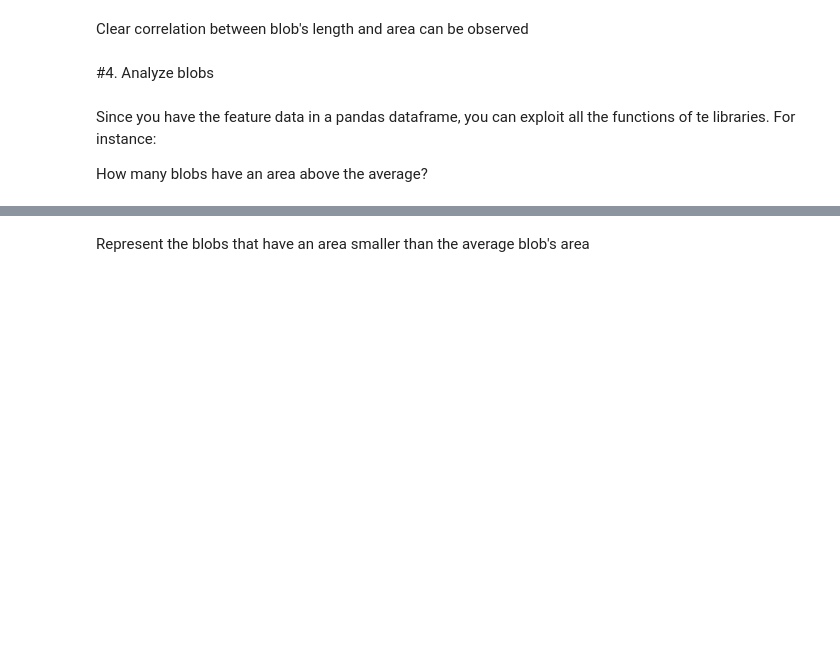
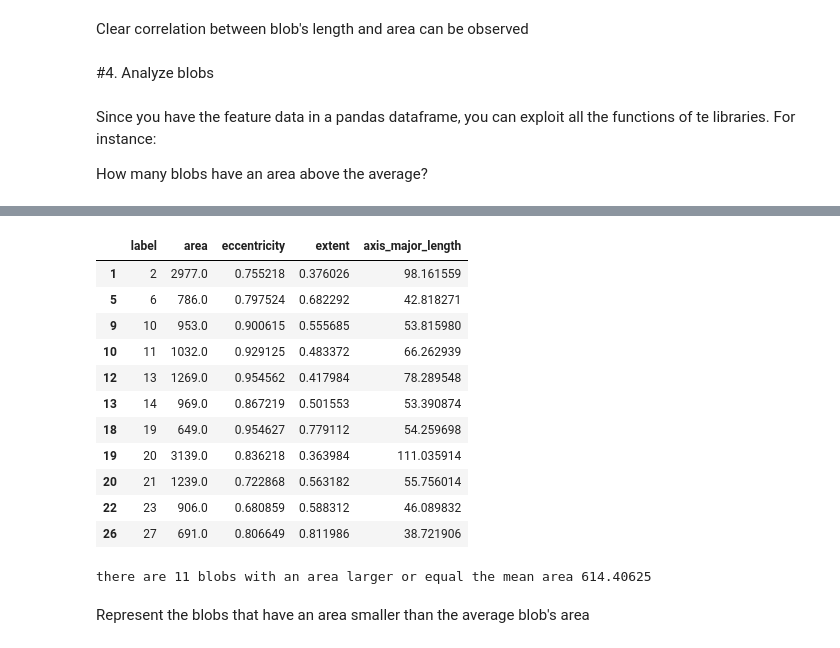
Before and after one commit to Mahsa-Goudarzi/ComputerVision, a Jupyter notebook: M3_Image Classification/Exercise4.ipynb, the cells around one changed output, grey strips where cells are left out. Cells and saved outputs as stored; diff of their text form; code cells hidden in the pictures; blank space fills up the shorter version.

```diff
--- a/M3_Image Classification/Exercise4.ipynb
+++ b/M3_Image Classification/Exercise4.ipynb
@@ -121,2 +105,30 @@ there are 10 blobs with an area larger or equal the mean area 578.2647058823529
+# %%
+# Calculate the average area
+average_area = df_features['area'].mean()
+
+# Filter blobs with area greater than average
+blobs_above_avg = df_features[df_features['area'] > average_area]
+
+blobs_above_avg
+# %% [output]
+|  | label | area | eccentricity | extent | axis_major_length |
+| 1 | 2 | 2977.0 | 0.755218 | 0.376026 | 98.161559 |
+| 5 | 6 | 786.0 | 0.797524 | 0.682292 | 42.818271 |
+| 9 | 10 | 953.0 | 0.900615 | 0.555685 | 53.815980 |
+| 10 | 11 | 1032.0 | 0.929125 | 0.483372 | 66.262939 |
+| 12 | 13 | 1269.0 | 0.954562 | 0.417984 | 78.289548 |
+| 13 | 14 | 969.0 | 0.867219 | 0.501553 | 53.390874 |
+| 18 | 19 | 649.0 | 0.954627 | 0.779112 | 54.259698 |
+| 19 | 20 | 3139.0 | 0.836218 | 0.363984 | 111.035914 |
+| 20 | 21 | 1239.0 | 0.722868 | 0.563182 | 55.756014 |
+| 22 | 23 | 906.0 | 0.680859 | 0.588312 | 46.089832 |
+| 26 | 27 | 691.0 | 0.806649 | 0.811986 | 38.721906 |
+# %%
+# Count them
+num_blobs_above_avg = len(blobs_above_avg)
+
+print(f"there are {num_blobs_above_avg} blobs with an area larger or equal the mean area {average_area}")
+# %% [output]
+there are 11 blobs with an area larger or equal the mean area 614.40625
 # %% [markdown]
 Represent the blobs that have an area smaller than the average blob's area
```
Also changed, not shown: parts of 6 cells of this notebook.
